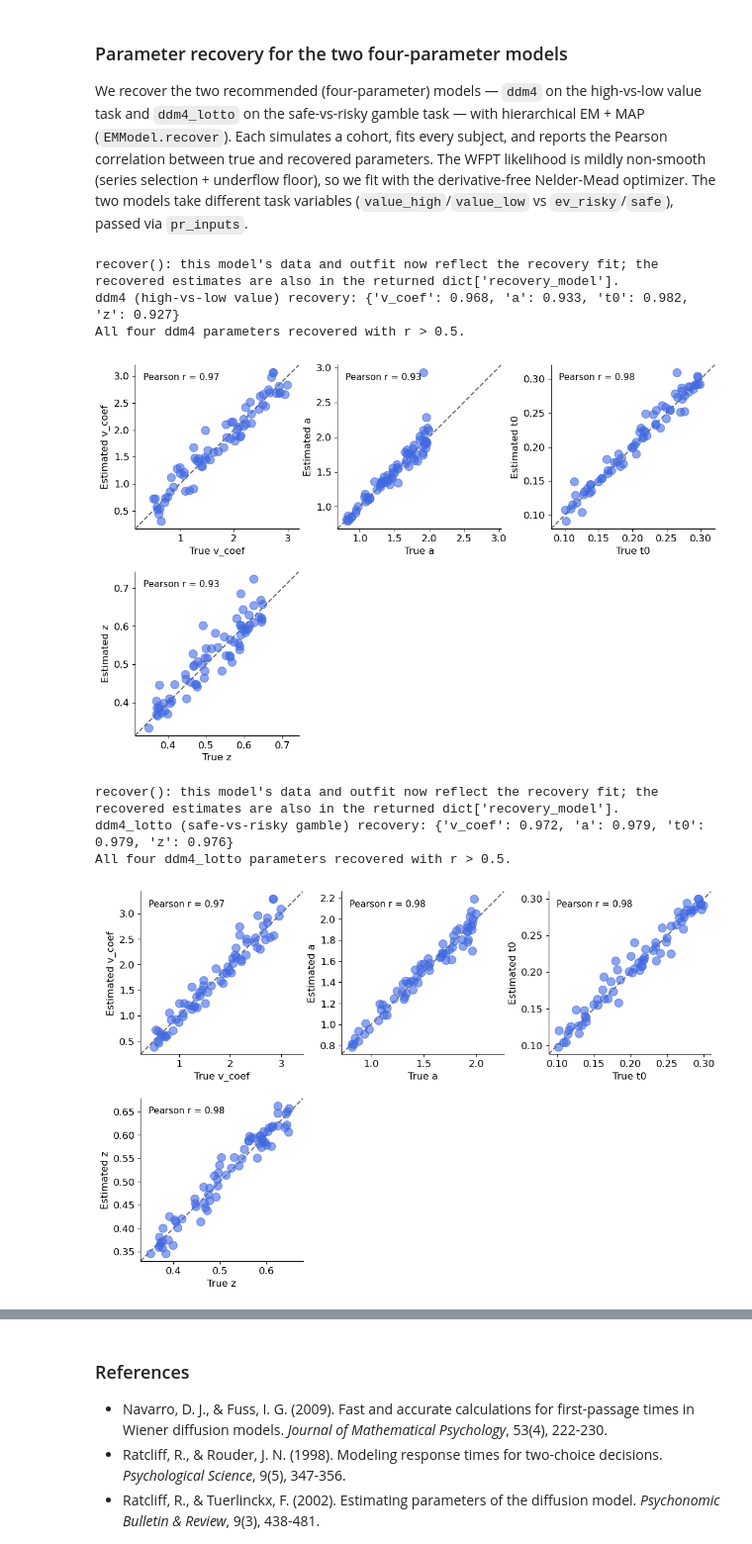
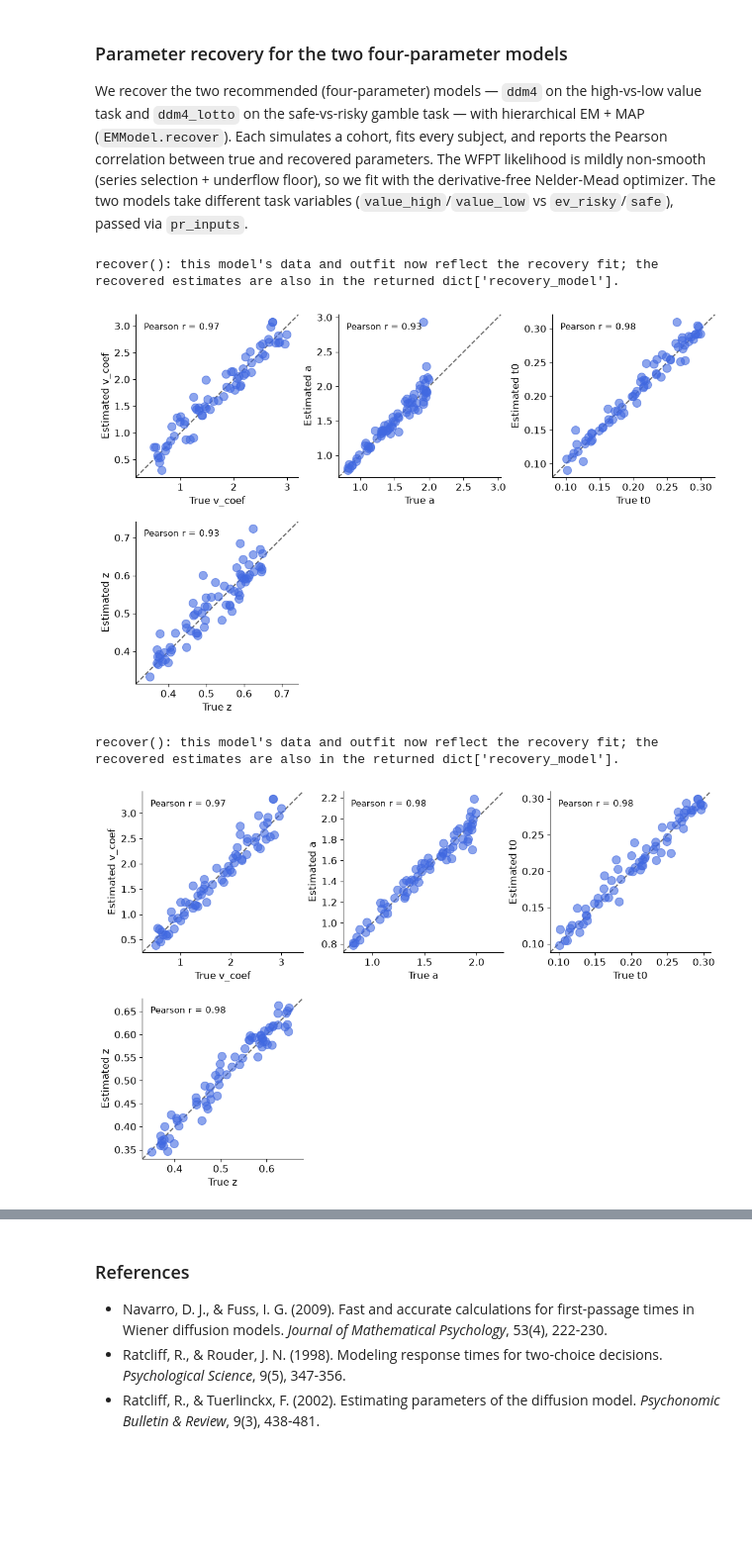
Before and after one commit to shawnrhoads/pyEM, a Jupyter notebook: docs/examples/ddm.ipynb, the cells around one changed output, grey strips where cells are left out. Shown at 99% size. Saved outputs shown, nothing was run; the diff lists cells and outputs as text; code cells hidden in the pictures; blank space fills up the shorter version.

```diff
--- a/docs/examples/ddm.ipynb
+++ b/docs/examples/ddm.ipynb
@@ -131,36 +108,22 @@ recovery_hl = model_hl.recover(
                 "optim_method": "Nelder-Mead", "max_restarts": 4,
                 "optim_options": {"maxiter": 3000, "xatol": 1e-5, "fatol": 1e-5}})
 fig = model_hl.plot_recovery(recovery_hl, show=False)
-corr_hl = dict(zip(param_names, recovery_hl["correlation"]))
-print("ddm4 (high-vs-low value) recovery:",
-      {n: round(float(r), 3) for n, r in corr_hl.items()})
-assert all(r > 0.5 for r in recovery_hl["correlation"]), corr_hl
-print("All four ddm4 parameters recovered with r > 0.5.")
 # %% [output]
 recover(): this model's data and outfit now reflect the recovery fit; the recovered estimates are also in the returned dict['recovery_model'].
-ddm4 (high-vs-low value) recovery: {'v_coef': 0.968, 'a': 0.933, 't0': 0.982, 'z': 0.927}
-All four ddm4 parameters recovered with r > 0.5.
-[figure, old version]
+[figure, new version]
 # %%
 # --- ddm4_lotto: safe-vs-risky gamble task ---
 model_lo = EMModel(all_data=None, fit_func=ddm4_lotto_model.fit,
                    param_names=param_names, param_xform=param_xform,
                    simulate_func=ddm4_lotto_model.sim)
 recovery_lo = model_lo.recover(
     true_params, pr_inputs=["rt", "choice", "ev_risky", "safe"],
     ntrials=ntrials, rng=np.random.default_rng(2026),
     fit_kwargs={"seed": 0, "mstep_maxit": 40, "njobs": -1,
                 "optim_method": "Nelder-Mead", "max_restarts": 4,
                 "optim_options": {"maxiter": 3000, "xatol": 1e-5, "fatol": 1e-5}})
 fig = model_lo.plot_recovery(recovery_lo, show=False)
-corr_lo = dict(zip(param_names, recovery_lo["correlation"]))
-print("ddm4_lotto (safe-vs-risky gamble) recovery:",
-      {n: round(float(r), 3) for n, r in corr_lo.items()})
-assert all(r > 0.5 for r in recovery_lo["correlation"]), corr_lo
-print("All four ddm4_lotto parameters recovered with r > 0.5.")
 # %% [output]
 recover(): this model's data and outfit now reflect the recovery fit; the recovered estimates are also in the returned dict['recovery_model'].
-ddm4_lotto (safe-vs-risky gamble) recovery: {'v_coef': 0.972, 'a': 0.979, 't0': 0.979, 'z': 0.976}
-All four ddm4_lotto parameters recovered with r > 0.5.
-[figure, old version]
+[figure, new version]
 # %% [markdown]
```
Also changed, not shown: parts of 6 cells of this notebook, 8 other files.
